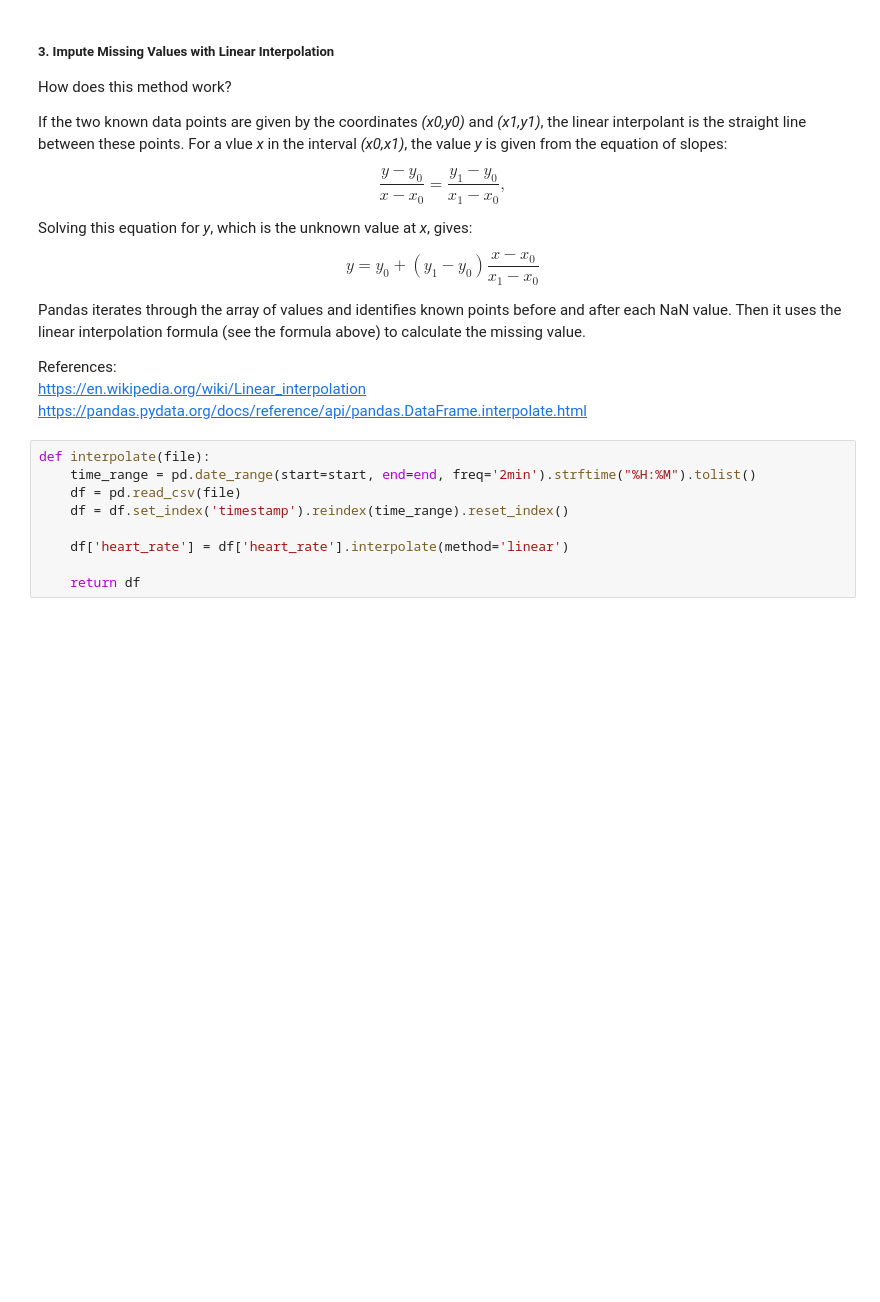
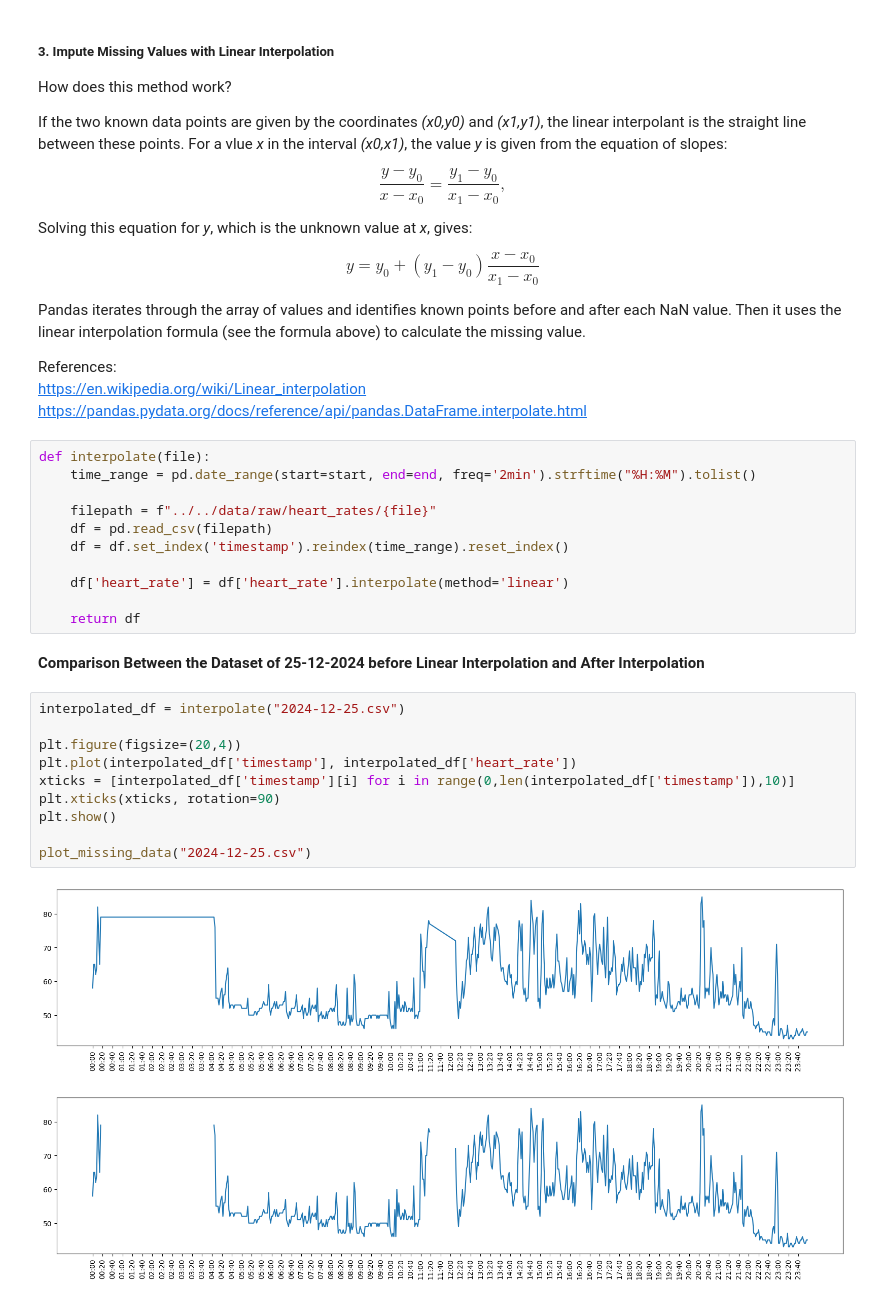
Before and after one commit to valecase4/GarminHealthInsights, a Jupyter notebook: data_cleaning/heart_rates/heart_rates.ipynb, the cells around one changed output. Saved outputs shown, nothing was run; the diff lists cells and outputs as text; blank space fills up the shorter version.

Commit message:
Verified the consistency of all the datasets after the linear interpolation.

```diff
--- a/data_cleaning/heart_rates/heart_rates.ipynb
+++ b/data_cleaning/heart_rates/heart_rates.ipynb
@@ -188,9 +188,26 @@ https://pandas.pydata.org/docs/reference/api/pandas.DataFrame.interpolate.html
 # %%
 def interpolate(file):
     time_range = pd.date_range(start=start, end=end, freq='2min').strftime("%H:%M").tolist()
-    df = pd.read_csv(file)
+
+    filepath = f"../../data/raw/heart_rates/{file}"
+    df = pd.read_csv(filepath)
     df = df.set_index('timestamp').reindex(time_range).reset_index()
 
     df['heart_rate'] = df['heart_rate'].interpolate(method='linear')
 
     return df
+# %% [markdown]
+**Comparison Between the Dataset of 25-12-2024 before Linear Interpolation and After Interpolation**
+# %%
+interpolated_df = interpolate("2024-12-25.csv")
+
+plt.figure(figsize=(20,4))
+plt.plot(interpolated_df['timestamp'], interpolated_df['heart_rate'])
+xticks = [interpolated_df['timestamp'][i] for i in range(0,len(interpolated_df['timestamp']),10)]
+plt.xticks(xticks, rotation=90)
+plt.show()
+
+plot_missing_data("2024-12-25.csv")
+# %% [output]
+[figure, added]
+[figure, added]
```
Also changed, not shown: parts of 1 cell of this notebook, 1 other file.
